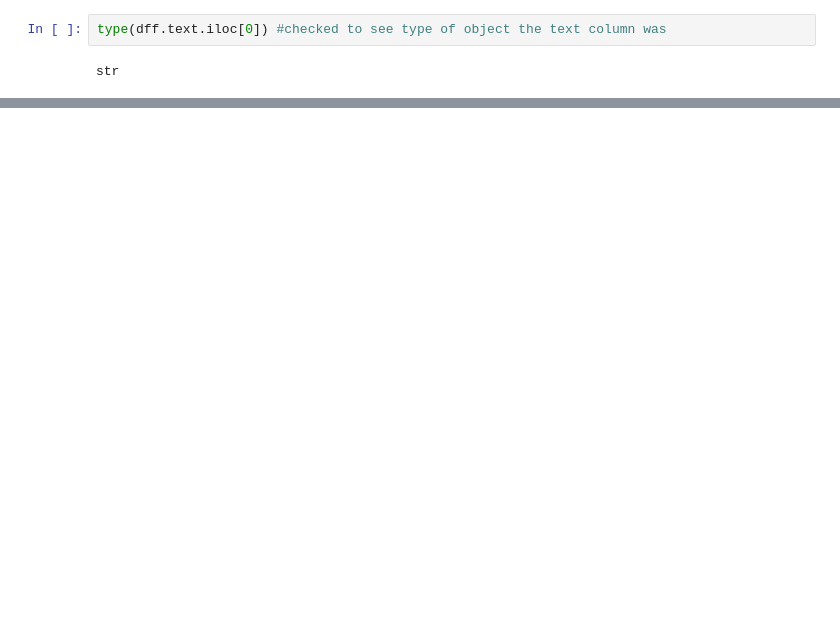
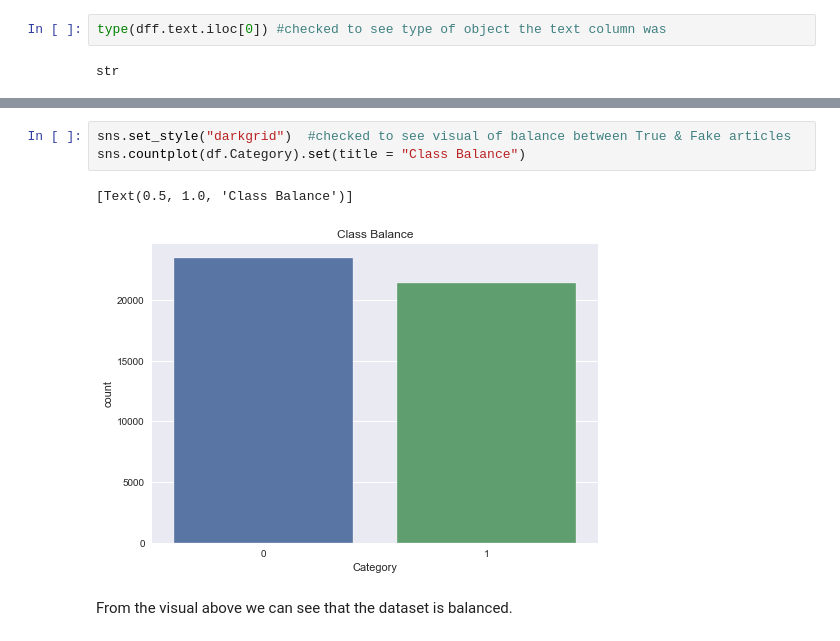
Before and after one commit to J-Joseph524/JJ_NLP, a Jupyter notebook: Final_Notebook.ipynb, the cells around one changed output, grey strips where cells are left out. Drawn from its saved outputs; the diff is of its cells as text; blank space fills up the shorter version.

```diff
--- a/Final_Notebook.ipynb
+++ b/Final_Notebook.ipynb
@@ -104,3 +124,11 @@ df.head()
+# %%
+sns.set_style("darkgrid")  #checked to see visual of balance between True & Fake articles
+sns.countplot(df.Category).set(title = "Class Balance")
+# %% [output]
+[Text(0.5, 1.0, 'Class Balance')]
+[figure, added]
+# %% [markdown]
+From the visual above we can see that the dataset is balanced.
 # %%
 df.isna().sum()  #checked to see if there were any missing values
 # %% [output]
```
Also changed, not shown: parts of 86 cells of this notebook, 2 other files.
